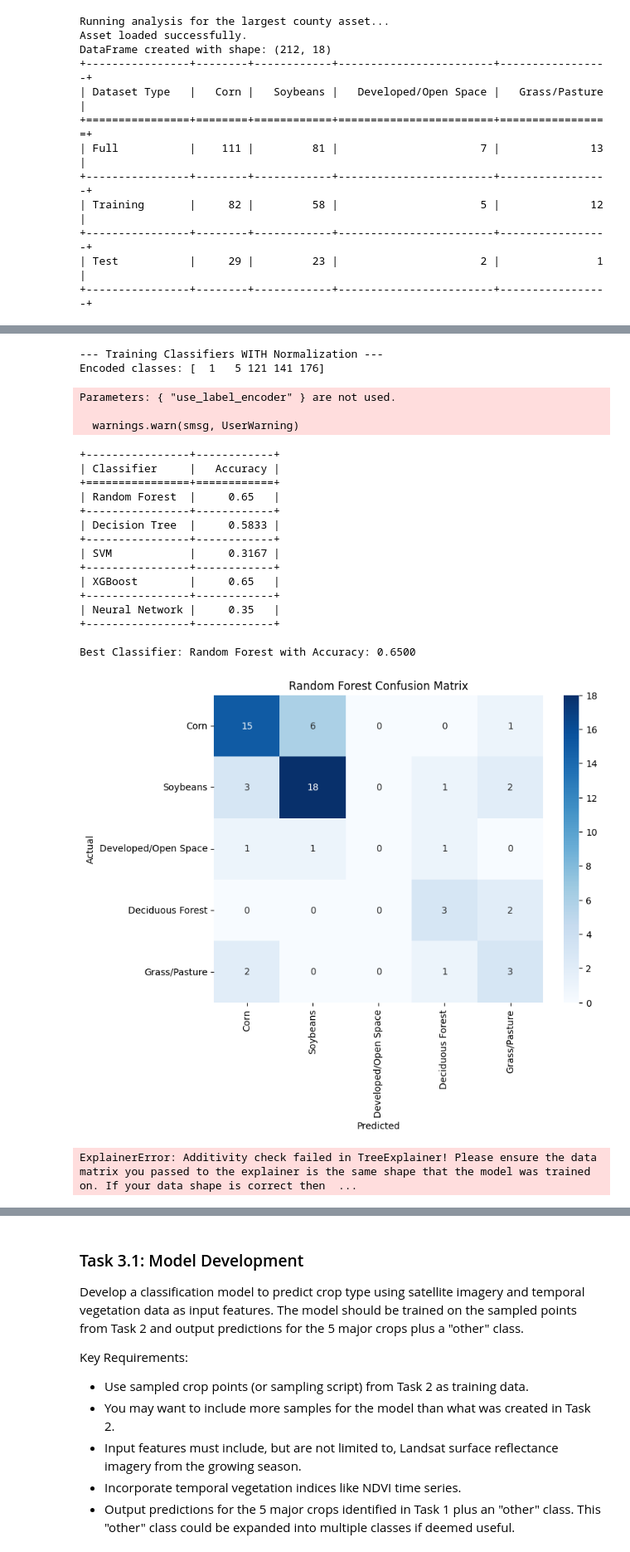
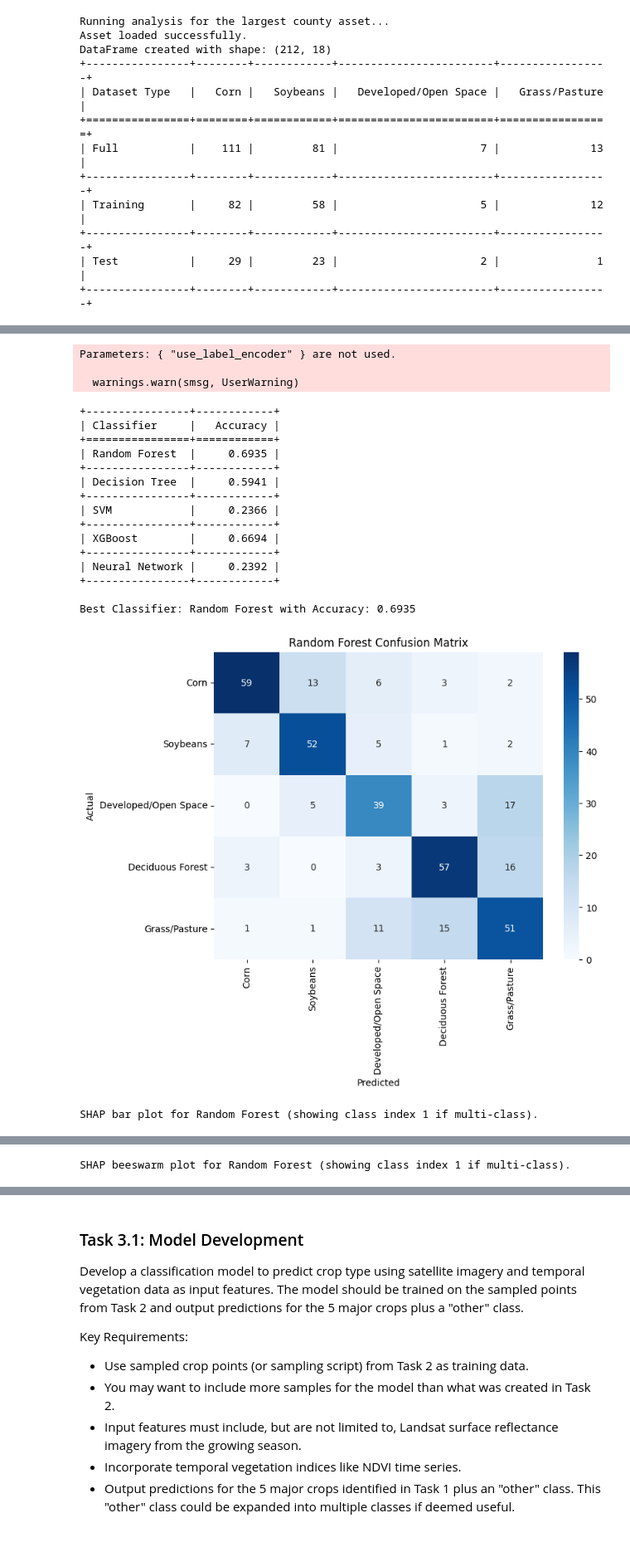
Before and after one commit to toribiodiego/ECE-471-A-Remote-Sensing, a Jupyter notebook: P02/P02.ipynb, the cells around one changed output, grey strips where cells are left out. Shown at 83% size. Saved outputs shown, nothing was run; the diff lists cells and outputs as text; code cells hidden in the pictures.

Commit message:
added Task 2 formatting revisions: standardize helper functions and reduced output size

```diff
--- a/P02/P02.ipynb
+++ b/P02/P02.ipynb
@@ -1858,31 +1881,17 @@ SHAP beeswarm plot for Random Forest (class index 1 if multi-class).
-# %%
-# =============================================================================
-# Experiment 1: Train Classifiers WITH Normalization
-# =============================================================================
-print("\n--- Training Classifiers WITH Normalization ---")
-results_norm, cms_norm, best_classifier_norm = train_classifiers_on_dataset(
-    df_train, df_test, predictor_props, label_property, le, class_labels, normalize=True
-)
-# %% [output]
---- Training Classifiers WITH Normalization ---
-Encoded classes: [  1   5 121 141 176]
-Parameters: { "use_label_encoder" } are not used.
-
-  warnings.warn(smsg, UserWarning)
-+----------------+------------+
-| Classifier     |   Accuracy |
-+================+============+
-| Random Forest  |     0.65   |
-+----------------+------------+
-| Decision Tree  |     0.5833 |
-+----------------+------------+
-| SVM            |     0.3167 |
-+----------------+------------+
-| XGBoost        |     0.65   |
-+----------------+------------+
-| Neural Network |     0.35   |
-+----------------+------------+
-
-Best Classifier: Random Forest with Accuracy: 0.6500
-[figure, removed]
-ExplainerError: Additivity check failed in TreeExplainer! Please ensure the data matrix you passed to the explainer is the same shape that the model was trained on. If your data shape is correct then  ...
+# %%
+
+# Define the reduced predictor columns: NDVI for months 4 to 8 plus latitude and longitude.
+predictor_props_reduced = [f'NDVI_{m}' for m in range(4, 13)] + ['longitude', 'latitude']
+label_property = 'crop_code'
+
+
+# Load the asset and partition the dataset using the reduced predictor set.
+df_all, df_train, df_test, le, class_labels = analyze_dataset(
+    asset_path, predictor_props_reduced, label_property, top_5_crops
+)
+
+# Train classifiers on the reduced feature set without normalization.
+results_reduced, cms_reduced, best_classifier_reduced = train_classifiers_on_dataset(
+    df_train, df_test, predictor_props_reduced, label_property, le, class_labels, normalize=False
+)
+# %% [output]
@@ -1888,0 +1910,20 @@ ExplainerError: Additivity check failed in TreeExplainer! Please ensure the data
+Parameters: { "use_label_encoder" } are not used.
+
+  warnings.warn(smsg, UserWarning)
++----------------+------------+
+| Classifier     |   Accuracy |
++================+============+
+| Random Forest  |     0.6935 |
++----------------+------------+
+| Decision Tree  |     0.5941 |
++----------------+------------+
+| SVM            |     0.2366 |
++----------------+------------+
+| XGBoost        |     0.6694 |
++----------------+------------+
+| Neural Network |     0.2392 |
++----------------+------------+
+
+Best Classifier: Random Forest with Accuracy: 0.6935
+[figure, added]
+SHAP bar plot for Random Forest (showing class index 1 if multi-class).
@@ -1888,0 +1931 @@ ExplainerError: Additivity check failed in TreeExplainer! Please ensure the data
+SHAP beeswarm plot for Random Forest (showing class index 1 if multi-class).
```
Also changed, not shown: parts of 43 cells of this notebook.
